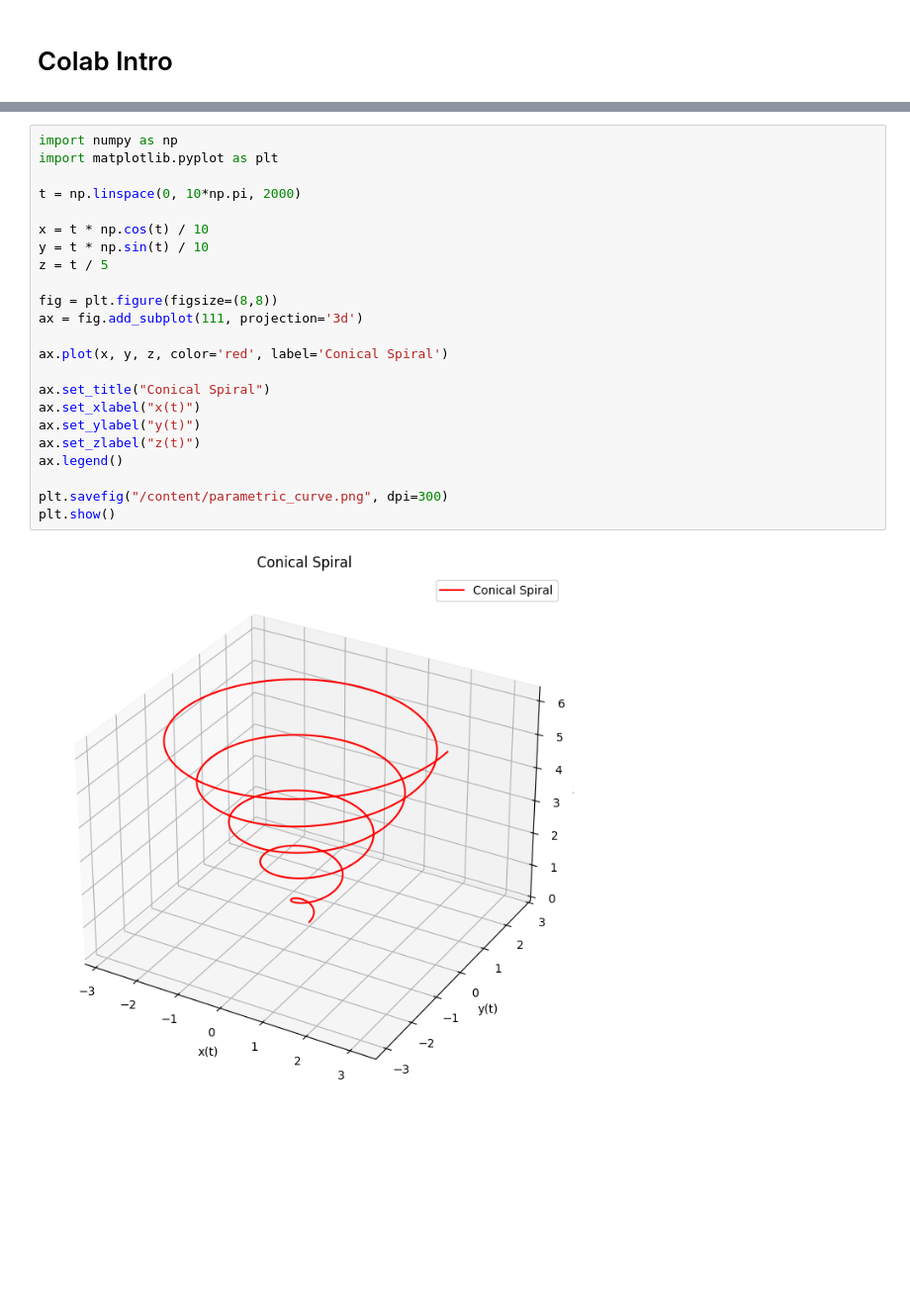
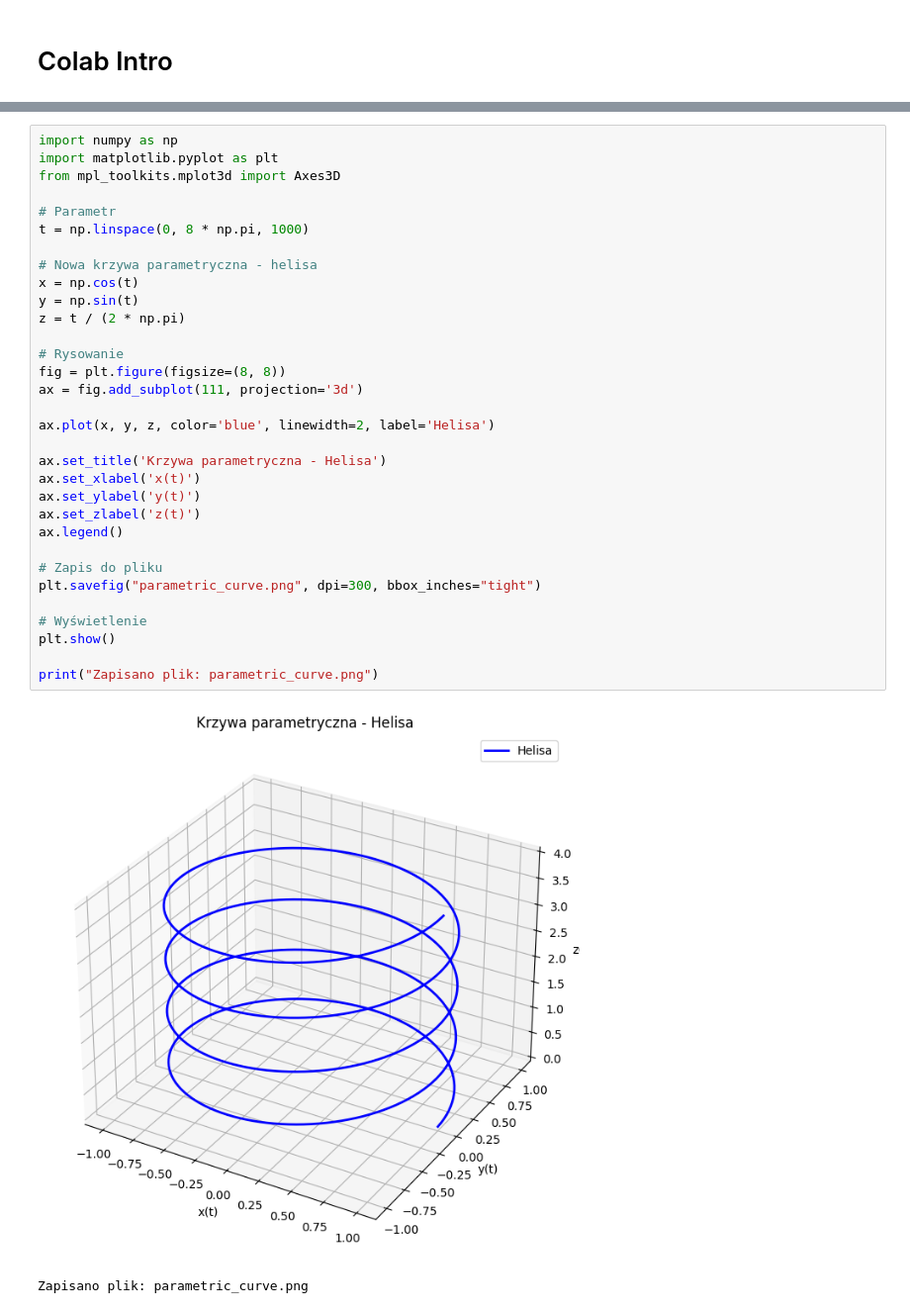
Before and after one commit to agaaaata/useful_programs, a Jupyter notebook: colab_intro.ipynb, the cells around one changed output, grey strips where cells are left out. Shown at 99% size. Saved outputs shown, nothing was run; the diff lists cells and outputs as text; blank space fills up the shorter version.

```diff
--- a/colab_intro.ipynb
+++ b/colab_intro.ipynb
@@ -166,25 +161,35 @@ GIF zapisano:
 # %%
 import numpy as np
 import matplotlib.pyplot as plt
+from mpl_toolkits.mplot3d import Axes3D
 
-t = np.linspace(0, 10*np.pi, 2000)
+# Parametr
+t = np.linspace(0, 8 * np.pi, 1000)
 
-x = t * np.cos(t) / 10
-y = t * np.sin(t) / 10
-z = t / 5
+# Nowa krzywa parametryczna - helisa
+x = np.cos(t)
+y = np.sin(t)
+z = t / (2 * np.pi)
 
-fig = plt.figure(figsize=(8,8))
+# Rysowanie
+fig = plt.figure(figsize=(8, 8))
 ax = fig.add_subplot(111, projection='3d')
 
-ax.plot(x, y, z, color='red', label='Conical Spiral')
+ax.plot(x, y, z, color='blue', linewidth=2, label='Helisa')
 
-ax.set_title("Conical Spiral")
-ax.set_xlabel("x(t)")
-ax.set_ylabel("y(t)")
-ax.set_zlabel("z(t)")
+ax.set_title('Krzywa parametryczna - Helisa')
+ax.set_xlabel('x(t)')
+ax.set_ylabel('y(t)')
+ax.set_zlabel('z(t)')
 ax.legend()
 
-plt.savefig("/content/parametric_curve.png", dpi=300)
+# Zapis do pliku
+plt.savefig("parametric_curve.png", dpi=300, bbox_inches="tight")
+
+# Wyświetlenie
 plt.show()
+
+print("Zapisano plik: parametric_curve.png")
 # %% [output]
-[figure, old version]
+[figure, new version]
+Zapisano plik: parametric_curve.png
```
Also changed, not shown: parts of 10 cells of this notebook.
